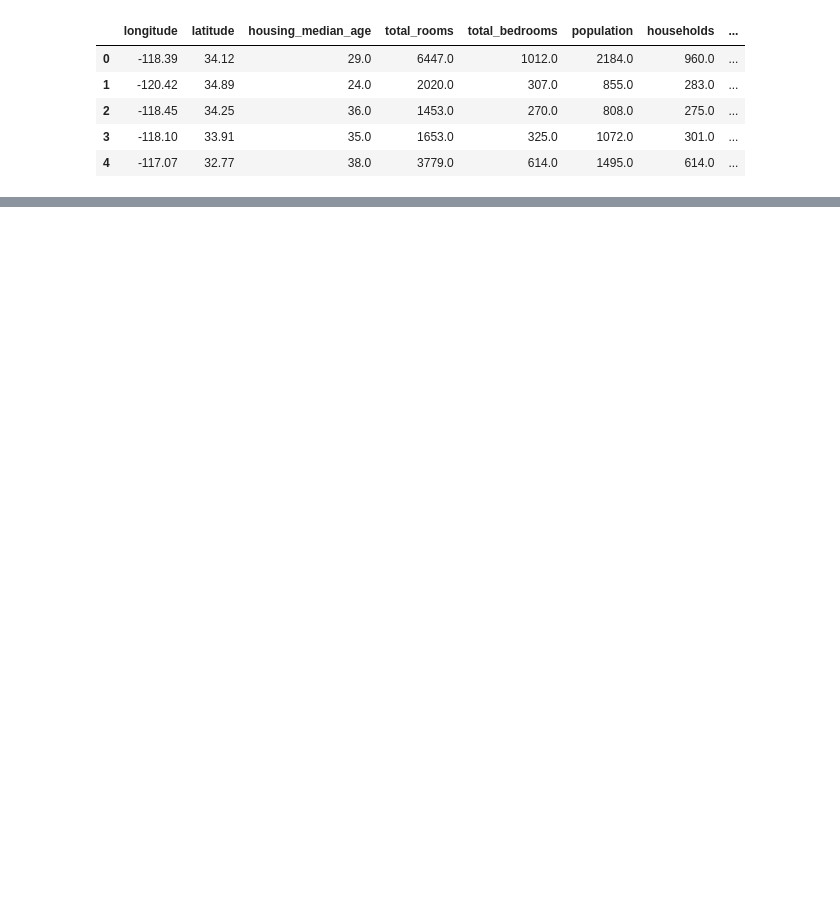
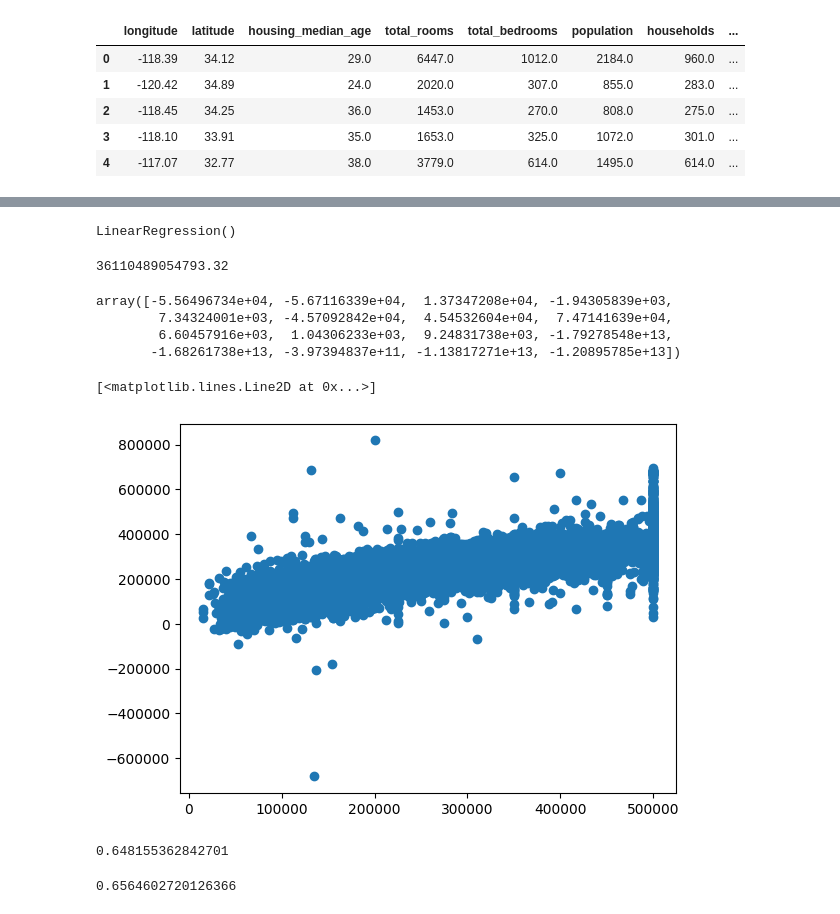
Before and after one commit to HARSHALKUMRE/machine-learning-project, a Jupyter notebook: notebooks/EDA.ipynb, the cells around one changed output, grey strips where cells are left out. Cells and saved outputs as stored; diff of their text form; code cells hidden in the pictures; blank space fills up the shorter version.

```diff
--- a/notebooks/EDA.ipynb
+++ b/notebooks/EDA.ipynb
@@ -443,0 +406,2 @@ array([[ 0.59229422, -0.71065803,  0.02756357, ...,  0.        ,
+# %%
+y = np.array(df.median_house_value)
@@ -443,0 +410,19 @@ array([[ 0.59229422, -0.71065803,  0.02756357, ...,  0.        ,
+# %%
+lr = LinearRegression()
+# %%
+lr.fit(x, y)
+# %% [output]
+LinearRegression()
+# %%
+lr.intercept_
+# %% [output]
+36110489054793.32
+# %%
+lr.coef_
+# %% [output]
+array([-5.56496734e+04, -5.67116339e+04,  1.37347208e+04, -1.94305839e+03,
+        7.34324001e+03, -4.57092842e+04,  4.54532604e+04,  7.47141639e+04,
+        6.60457916e+03,  1.04306233e+03,  9.24831738e+03, -1.79278548e+13,
+       -1.68261738e+13, -3.97394837e+11, -1.13817271e+13, -1.20895785e+13])
+# %%
+y_hat = lr.predict(x)
@@ -443,0 +431,5 @@ array([[ 0.59229422, -0.71065803,  0.02756357, ...,  0.        ,
+# %%
+plt.plot(y, y_hat, "o")
+# %% [output]
+[<matplotlib.lines.Line2D at 0x...>]
+[figure, added]
@@ -443,0 +438,4 @@ array([[ 0.59229422, -0.71065803,  0.02756357, ...,  0.        ,
+# %%
+r2_score(y,y_hat)
+# %% [output]
+0.648155362842701
@@ -443,0 +446,4 @@ array([[ 0.59229422, -0.71065803,  0.02756357, ...,  0.        ,
+# %%
+r2_score(y_test, yhat_test)
+# %% [output]
+0.6564602720126366
```
Also changed, not shown: parts of 10 cells of this notebook, 6 other files.
